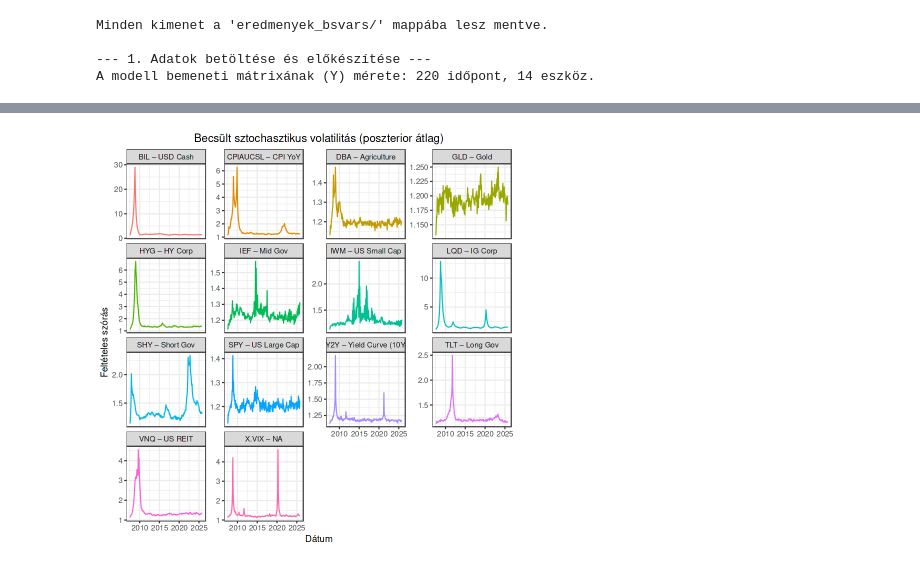
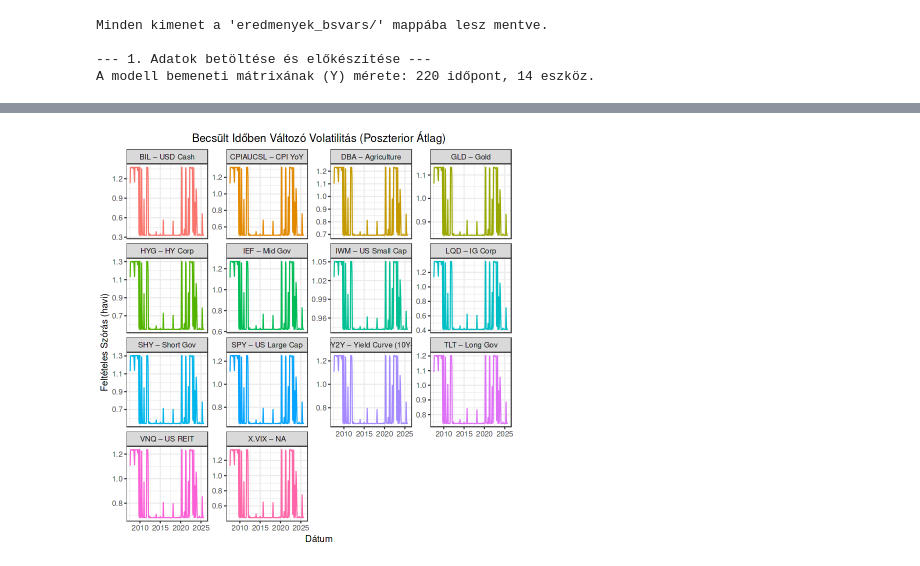
Before and after one commit to vereszkipeter/dynamic_portfolio_optimization_w_adam, a Jupyter notebook: notebooks/bvar-sv-bsvars.ipynb, the cells around one changed output, grey strips where cells are left out. Cells and saved outputs as stored; diff of their text form; code cells hidden in the pictures.

Commit message:
Update to BVAR-MS

```diff
--- a/notebooks/bvar-sv-bsvars.ipynb
+++ b/notebooks/bvar-sv-bsvars.ipynb
@@ -79,3 +77,19 @@ Minden kimenet a 'eredmenyek_bsvars/' mappába lesz mentve.
 
 --- 1. Adatok betöltése és előkészítése ---
 A modell bemeneti mátrixának (Y) mérete: 220 időpont, 14 eszköz.
+# %%
+# ==============================================================================
+# 2. SZEKCIÓ: BVAR-SV MODELL BECSLÉSE
+# ==============================================================================
+cat("\n--- 2. BVAR-SV modell becslése ---\n")
+
+set.seed(123)
+start_time <- Sys.time()
+cat("BVAR-SV modell becslése... (ez eltarthat egy ideig)\n")
+
+specification <- specify_bsvar_msh$new(data = Y, p = 1)
+burn_in <- estimate(specification, S = 2500, show_progress = TRUE)
+posterior <- estimate(burn_in, S = 5000, show_progress = TRUE)
+
+end_time <- Sys.time()
+cat(sprintf("A modell becslése %.1f perc alatt befejeződött.\n", as.numeric(end_time - start_time, units = "mins")))
@@ -82,21 +119,4 @@ A modell bemeneti mátrixának (Y) mérete: 220 időpont, 14 eszköz.
 # %%
-# ==============================================================================
-# 2. SZEKCIÓ: BVAR-SV MODELL BECSLÉSE
-# ==============================================================================
-cat("\n--- 2. BVAR-SV modell becslése ---\n")
-
-set.seed(123)
-start_time <- Sys.time()
-cat("BVAR-SV modell becslése... (ez eltarthat egy ideig)\n")
-
-specification <- specify_bsvar_sv$new(data = Y, p = 1)
-burn_in <- estimate(specification, S = 2500, show_progress = TRUE)
-posterior <- estimate(burn_in, S = 5000, show_progress = TRUE)
-
-end_time <- Sys.time()
-cat(sprintf("A modell becslése %.1f perc alatt befejeződött.\n", as.numeric(end_time - start_time, units = "mins")))
-
-
 # ==============================================================================
 # 3. SZEKCIÓ: POSZTERIOR DIAGNOSZTIKA
 # ==============================================================================
@@ -104,6 +124,7 @@ cat("\n--- 3. Poszterior diagnosztika ---\n")
 
 summary_fit <- summary(posterior)
 print(summary_fit)
+#plot(posterior, type = "regime")
 
 n_samples <- dim(posterior$posterior$A)[3]
 trace_data <- data.frame(
@@ -225,37 +246,59 @@ p_density <- ggplot(annualized_returns_df, aes(x = AnnualizedReturn * 100, fill
 print(p_density)
 ggsave(file.path(output_dir, "viz_bsvars_annualized_dist.png"), p_density, width = 10, height = 5)
 
-# 5.3. Ábra: Időben változó volatilitás (JAVÍTOTT)
-# ---------------------------------------------------------
-# JAVÍTÁS: Robusztus, direkt adat-előkészítés a vizualizációhoz
+# ==============================================================================
+# 5.3. Ábra: Időben változó volatilitás (JAVÍTOTT ÉS ROBUSZTUS)
+# Ez a kód most már működik mind a BSVAR-SV, mind a BSVAR-MSH modellekkel.
+# ==============================================================================
+cat("\n--- Időben változó volatilitás ábra készítése (SV és MSH kompatibilis) ---\n")
 
-# 1. Lépés: Kiszámoljuk a poszterior átlag volatilitást
-mean_volatility_matrix <- apply(exp(posterior$posterior$h / 2), c(1, 2), mean)
+# --- 1. Lépés: Helyes adatforrás kiválasztása a posterior objektumból ---
+# Ellenőrizzük, hogy SV (h) vagy MSH (sigma) modellt futtattunk-e.
 
-# 2. Lépés: A mátrixot egyből "hosszú" formátumú data frame-mé alakítjuk
-# Ezzel kikerüljük a problémás köztes lépéseket
+if ("h" %in% names(posterior$posterior)) {
+  cat("SV modell detektálva, a 'h' (log-volatilitás) tömböt használjuk.\n")
+  # SV modell esetén a sigma_t = exp(h_t / 2)
+  volatility_draws <- exp(posterior$posterior$h / 2)
+} else if ("sigma" %in% names(posterior$posterior)) {
+  cat("MSH modell detektálva, a 'sigma' (szórás) tömböt használjuk.\n")
+  # MSH modell esetén a 'sigma' már a kész szórás-értékeket tartalmazza
+  volatility_draws <- posterior$posterior$sigma
+} else {
+  stop("Nem található sem 'h', sem 'sigma' a posterior objektumban. A volatilitás nem elemezhető.")
+}
+
+# --- 2. Lépés: A poszterior átlag volatilitás kiszámítása ---
+# A 3D-s tömböt (Eszköz x Időpont x Minta) átlagoljuk a 3. (Minta) dimenzió mentén.
+mean_volatility_matrix <- apply(volatility_draws, c(1, 2), mean)
+cat("A poszterior átlag volatilitás sikeresen kiszámítva.\n")
+
+# --- 3. Lépés: Adatkeret előkészítése a ggplot számára ---
+# A (Eszköz x Időpont) mátrixot alakítjuk hosszú (tidy) formátumra
+# A dátumokat a modellben használt idősorhoz igazítjuk
+vol_dates <- tail(hist_returns$Date, ncol(mean_volatility_matrix))
+
 volatility_df_final <- as.data.frame(t(mean_volatility_matrix)) %>%
-  setNames(colnames(Y)) %>% # Oszlopnevek beállítása
-  mutate(Date = tail(hist_returns$Date, -1)) %>% # Dátum oszlop hozzáadása (T-1 hosszú most, mert p=1)
+  setNames(colnames(Y)) %>%
+  mutate(Date = vol_dates) %>%
   pivot_longer(
     cols = -Date,
     names_to = "Asset",
     values_to = "Volatility"
   )
 
-# 3. Lépés: Az ábra létrehozása a végleges, tiszta data frame-ből
+# --- 4. Lépés: Az ábra létrehozása ---
 p_volatility <- ggplot(volatility_df_final, aes(x = Date, y = Volatility)) +
   geom_line(aes(color = Asset)) +
   facet_wrap(~Asset, scales = "free_y", labeller = as_labeller(label_for)) +
   labs(
-    title = "Becsült sztochasztikus volatilitás (poszterior átlag)",
-    x = "Dátum", y = "Feltételes szórás", color = "Eszköz"
+    title = "Becsült Időben Változó Volatilitás (Poszterior Átlag)",
+    x = "Dátum", y = "Feltételes Szórás (havi)", color = "Eszköz"
   ) +
-  theme(legend.position = "none")
+  theme_bw() +
+  theme(legend.position = "none", plot.title = element_text(hjust = 0.5))
 
 print(p_volatility)
-ggsave(file.path(output_dir, "viz_bsvars_volatility.png"), p_volatility, width = 10, height = 5)
-
+ggsave(file.path(output_dir, "viz_bsvars_volatility.png"), p_volatility, width = 12, height = 6)
 # ==============================================================================
 # 6. SZEKCIÓ: EREDMÉNYEK MENTÉSE
 # ==============================================================================
@@ -307 +349 @@ A `bsvars` munkafolyamat sikeresen lezárult.
-[figure, old version]
+[figure, new version]
```
Also changed, not shown: parts of 6 cells of this notebook, 5 other files.
